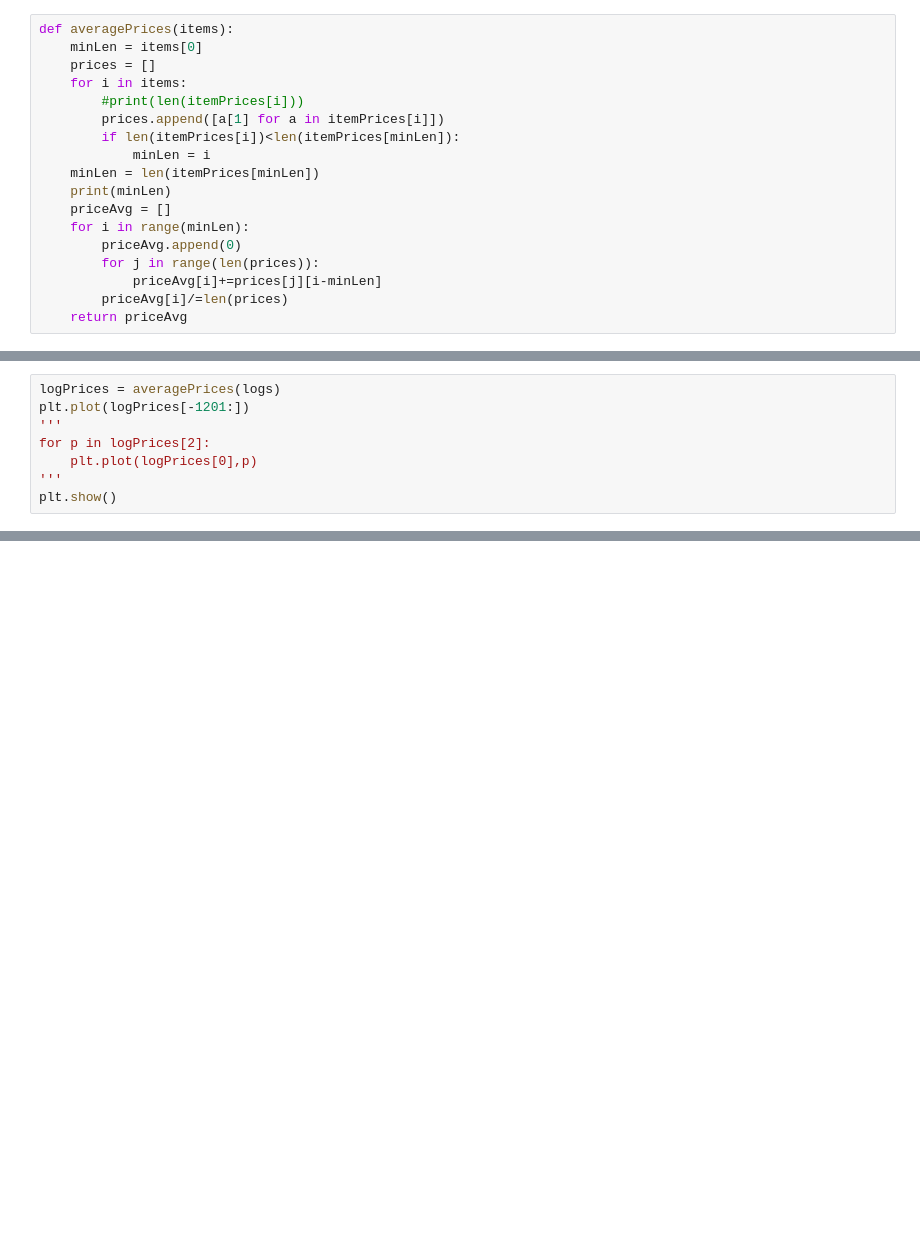
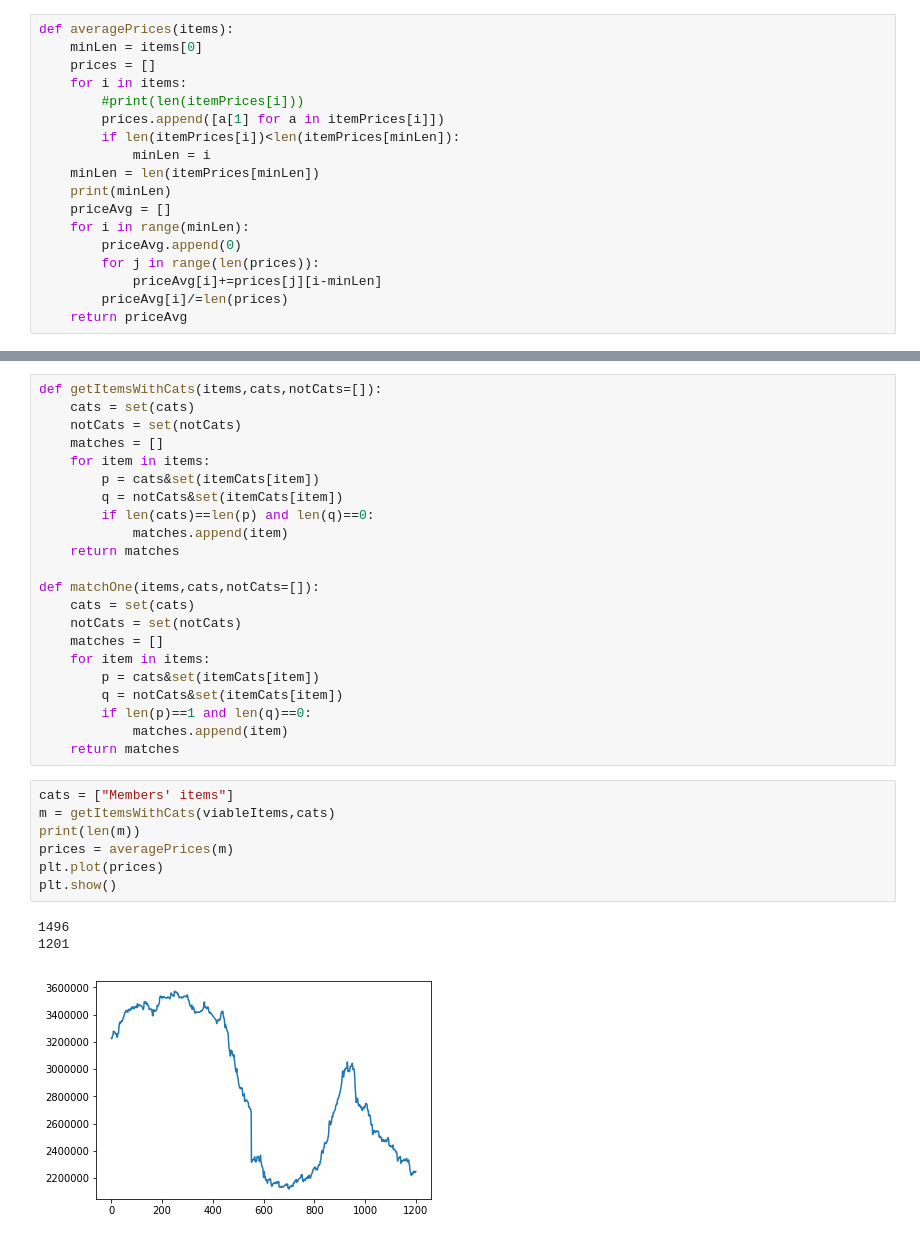
Before and after one commit to rmmartin02/OSRS_Research, a Jupyter notebook: Economics.ipynb, the cells around one changed output, grey strips where cells are left out. Cells and saved outputs as stored; diff of their text form; blank space fills up the shorter version.

```diff
--- a/Economics.ipynb
+++ b/Economics.ipynb
@@ -36,8 +32,0 @@ logs = ['Logs','Oak_logs','Willow_logs','Maple_logs','Yew_logs','Magic_logs']
-# %%
-logPrices = averagePrices(logs)
-plt.plot(logPrices[-1201:])
-'''
-for p in logPrices[2]:
-    plt.plot(logPrices[0],p)
-'''
-plt.show()
@@ -61,0 +40,33 @@ plt.show()
+# %%
+def getItemsWithCats(items,cats,notCats=[]):
+    cats = set(cats)
+    notCats = set(notCats)
+    matches = []
+    for item in items:
+        p = cats&set(itemCats[item])
+        q = notCats&set(itemCats[item])
+        if len(cats)==len(p) and len(q)==0:
+            matches.append(item)
+    return matches
+
+def matchOne(items,cats,notCats=[]):
+    cats = set(cats)
+    notCats = set(notCats)
+    matches = []
+    for item in items:
+        p = cats&set(itemCats[item])
+        q = notCats&set(itemCats[item])
+        if len(p)==1 and len(q)==0:
+            matches.append(item)
+    return matches
+# %%
+cats = ["Members' items"]
+m = getItemsWithCats(viableItems,cats)
+print(len(m))
+prices = averagePrices(m)
+plt.plot(prices)
+plt.show()
+# %% [output]
+1496
+1201
+[figure, added]
```
Also changed, not shown: parts of 15 cells of this notebook, 5 other files.
